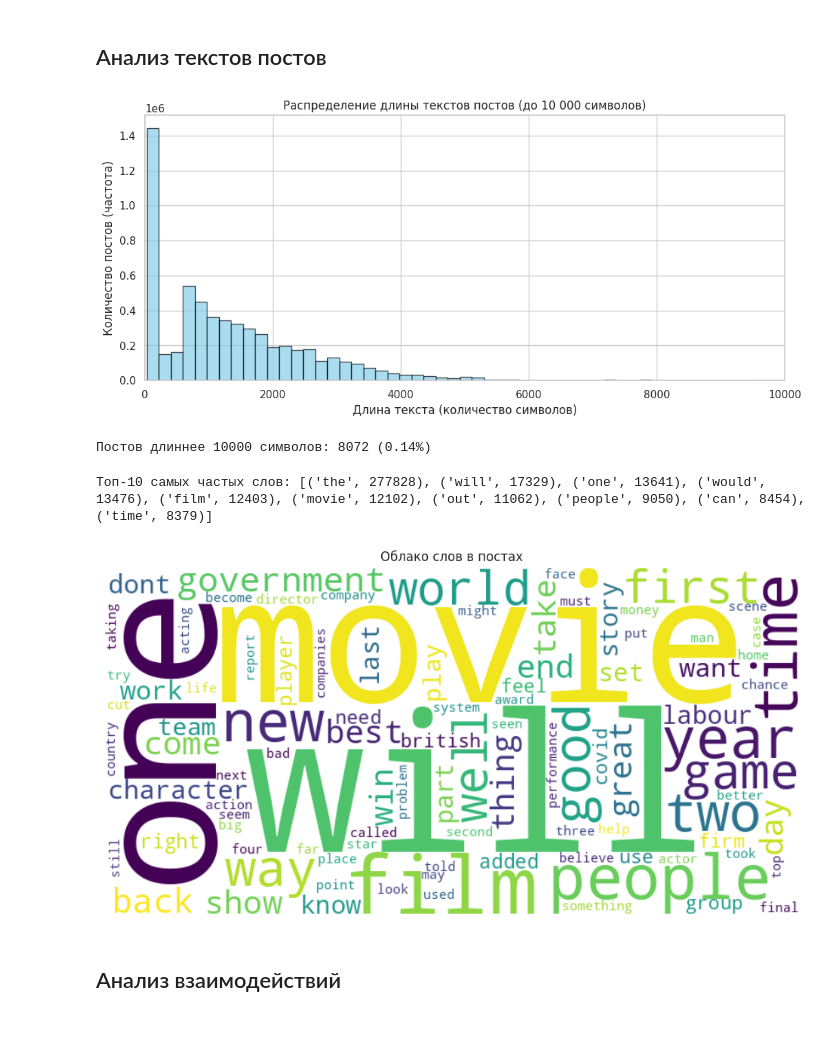
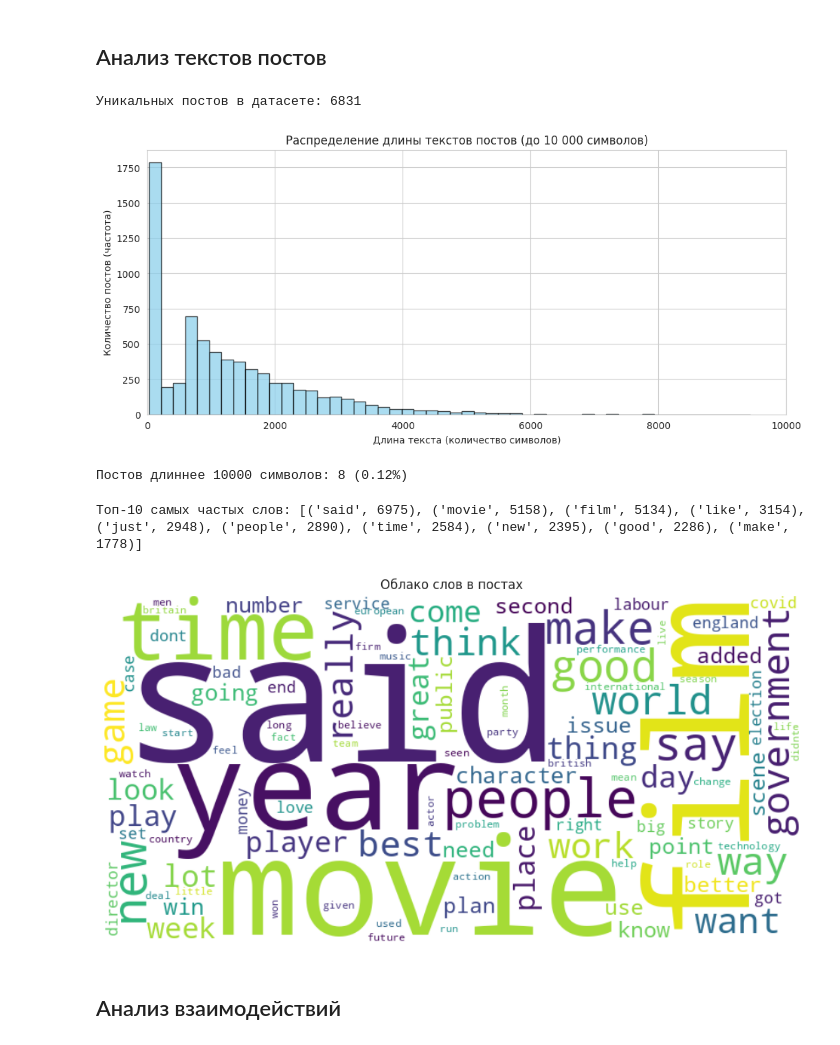
Before and after one commit to nadushaem/RecSys_START_ML_karpov_courses, a Jupyter notebook: start-ml-final-project-eda.ipynb, the cells around one changed output. Drawn from its saved outputs; the diff is of its cells as text; code cells hidden in the pictures.

Commit message:
Improve text analysis, rewrite the conclusions

```diff
--- a/start-ml-final-project-eda.ipynb
+++ b/start-ml-final-project-eda.ipynb
@@ -382,53 +382,54 @@ plt.show()
 # %% [markdown]
 ## Анализ текстов постов
 # %%
-df['text_len'] = df['text'].astype(str).apply(len)
-len_subset = df['text_len'][df['text_len'] <= 10000] # ограничим для детализации
+unique_posts = df.drop_duplicates(subset='post_id')[['post_id', 'text', 'topic']].copy()
+unique_posts['text_len'] = unique_posts['text'].astype(str).apply(len)
 
-fig, ax = plt.subplots(figsize=(12,5))
-plt.hist(len_subset, bins=50, edgecolor='black', alpha=0.7, color='skyblue')
-plt.xlim(0, 10000)
+print(f"Уникальных постов в датасете: {len(unique_posts)}")
 
-plt.xlabel('Длина текста (количество символов)')
-plt.ylabel('Количество постов (частота)')
-plt.title('Распределение длины текстов постов (до 10 000 символов)')
+len_subset = unique_posts['text_len'][unique_posts['text_len'] <= 10000]
+
+fig, ax = plt.subplots(figsize=(12, 5))
+ax.hist(len_subset, bins=50, edgecolor='black', alpha=0.7, color='skyblue')
+ax.set_xlim(0, 10000)
+ax.set_xlabel('Длина текста (количество символов)')
+ax.set_ylabel('Количество постов (частота)')
+ax.set_title('Распределение длины текстов постов (до 10 000 символов)')
 plt.show()
 
-long_posts = (df['text_len'] > 10000).sum()
-print(f"Постов длиннее 10000 символов: {long_posts} ({long_posts/len(df)*100:.2f}%)")
+long_posts = (unique_posts['text_len'] > 10000).sum()
+print(f"Постов длиннее 10000 символов: {long_posts} ({long_posts / len(unique_posts) * 100:.2f}%)")
 # %% [output]
+Уникальных постов в датасете: 6831
-[figure, old version]
+[figure, new version]
-Постов длиннее 10000 символов: 8072 (0.14%)
+Постов длиннее 10000 символов: 8 (0.12%)
 # %%
-# для частотного анализа текста используем подвыборку - для экономии ресурсов
-sample_size = min(20000, len(df))
-text_sample = df['text'].sample(n=sample_size, random_state=42).astype(str)
-text_sample = text_sample[text_sample.str.strip() != '']
+text_corpus = unique_posts['text'].astype(str)
+text_corpus = text_corpus[text_corpus.str.strip() != '']
 
-if len(text_sample) > 0:
-    def clean_text(txt):
-        txt = txt.lower()
-        txt = re.sub(r'[^a-z\s]', '', txt)  # английские буквы и пробелы
-        words = txt.split()
-        words = [w for w in words if w not in custom_stop_words and len(w) > 2]
-        return ' '.join(words)
+def clean_text(txt):
+    txt = txt.lower()
+    txt = re.sub(r'[^a-z\s]', '', txt)  # оставляем только английские буквы и пробелы
+    words = txt.split()
+    words = [w for w in words if w not in stop_words and len(w) > 2]
+    return ' '.join(words)
 
-    all_words = ' '.join(text_sample.apply(clean_text)).split()
-    word_freq = Counter(all_words)
-    print("Топ-10 самых частых слов:", word_freq.most_common(10))
+all_words = ' '.join(text_corpus.apply(clean_text)).split()
+word_freq = Counter(all_words)
+print('Топ-10 самых частых слов:', word_freq.most_common(10))
 
-    from wordcloud import WordCloud
-    text_for_cloud = ' '.join(all_words[:50000]) if len(all_words) > 50000 else ' '.join(all_words)
-    wc = WordCloud(width=800, height=400, background_color='white', max_words=100)
-    wc.generate(text_for_cloud)
-    plt.figure(figsize=(12, 6))
-    plt.imshow(wc, interpolation='bilinear')
-    plt.axis('off')
-    plt.title('Облако слов в постах')
-    plt.show()
+text_for_cloud = ' '.join(all_words[:50000]) if len(all_words) > 50000 else ' '.join(all_words)
+wc = WordCloud(width=800, height=400, background_color='white', max_words=100)
+wc.generate(text_for_cloud)
+
+plt.figure(figsize=(12, 6))
+plt.imshow(wc, interpolation='bilinear')
+plt.axis('off')
+plt.title('Облако слов в постах')
+plt.show()
 # %% [output]
-Топ-10 самых частых слов: [('the', 277828), ('will', 17329), ('one', 13641), ('would', 13476), ('film', 12403), ('movie', 12102), ('out', 11062), ('people', 9050), ('can', 8454), ('time', 8379)]
+Топ-10 самых частых слов: [('said', 6975), ('movie', 5158), ('film', 5134), ('like', 3154), ('just', 2948), ('people', 2890), ('time', 2584), ('new', 2395), ('good', 2286), ('make', 1778)]
-[figure, old version]
+[figure, new version]
 # %% [markdown]
 ## Анализ взаимодействий
 # %%
```
Also changed, not shown: parts of 7 cells of this notebook.
